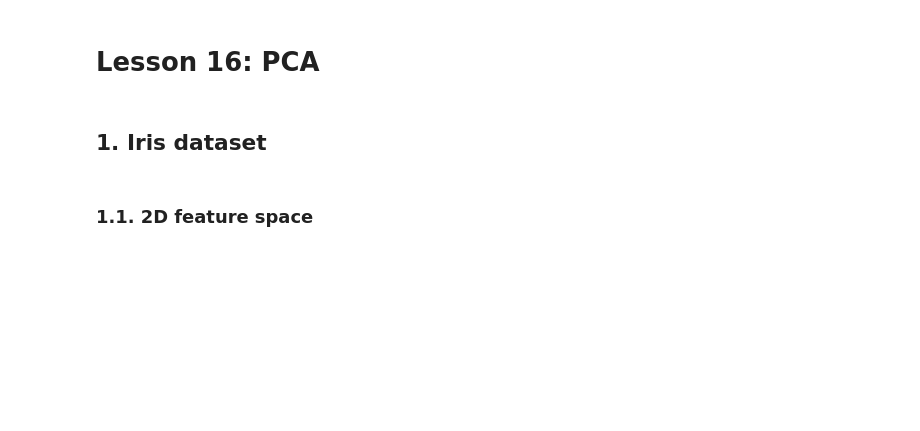
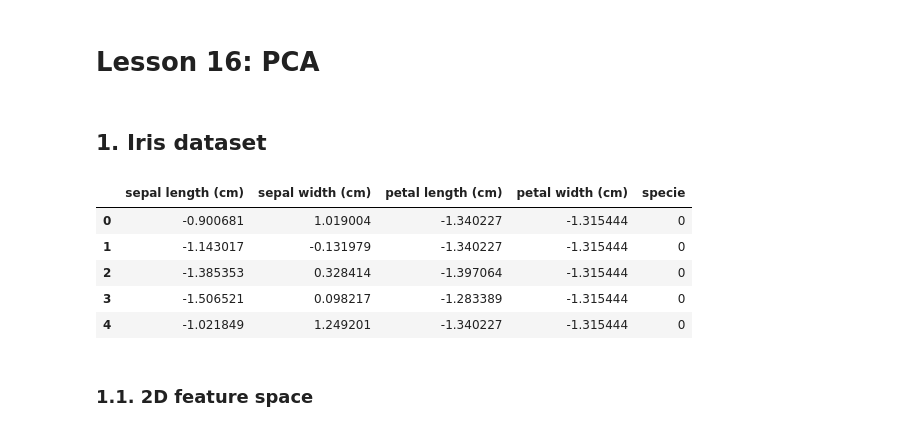
Before and after one commit to gperdrizet/fullstack-2605, a Jupyter notebook: unit-2/lesson-16/lesson-16-pca.ipynb, the cells around one changed output. Cells and saved outputs as stored; diff of their text form; code cells hidden in the pictures; blank space fills up the shorter version.

Commit message:
Fixed dataset link

```diff
--- a/unit-2/lesson-16/lesson-16-pca.ipynb
+++ b/unit-2/lesson-16/lesson-16-pca.ipynb
@@ -14,9 +14,16 @@ RANDOM_SEED = 315
 # %% [markdown]
 ## 1. Iris dataset
 # %%
-dataset_path = 'https://media.githubusercontent.com/media/gperdrizet/fullstack-2605/refs/heads/main/data/clean_iris.csv'
+dataset_path = 'https://media.githubusercontent.com/media/gperdrizet/fullstack-2605/refs/heads/main/data/clean-iris.csv'
 data_df = pd.read_csv(dataset_path)
 data_df.head()
+# %% [output]
+|  | sepal length (cm) | sepal width (cm) | petal length (cm) | petal width (cm) | specie |
+| 0 | -0.900681 | 1.019004 | -1.340227 | -1.315444 | 0 |
+| 1 | -1.143017 | -0.131979 | -1.340227 | -1.315444 | 0 |
+| 2 | -1.385353 | 0.328414 | -1.397064 | -1.315444 | 0 |
+| 3 | -1.506521 | 0.098217 | -1.283389 | -1.315444 | 0 |
+| 4 | -1.021849 | 1.249201 | -1.340227 | -1.315444 | 0 |
 # %% [markdown]
 ### 1.1. 2D feature space
 # %%
```
Also changed, not shown: parts of 2 cells of this notebook.
